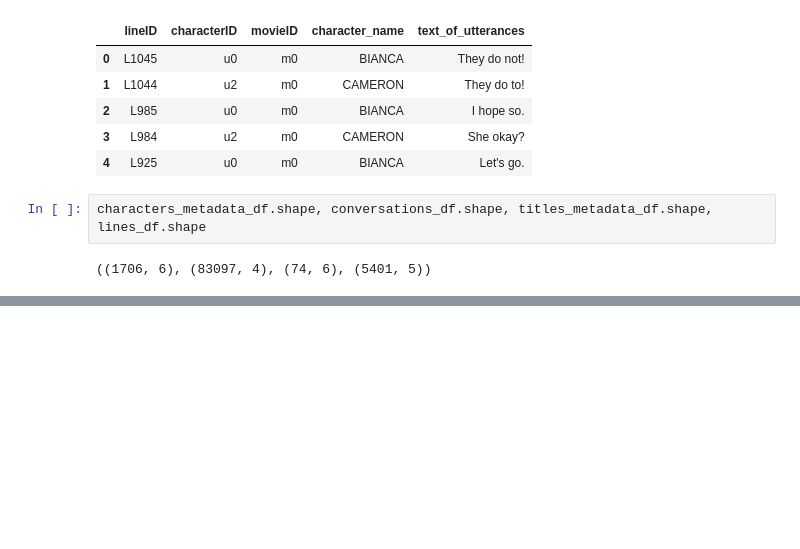
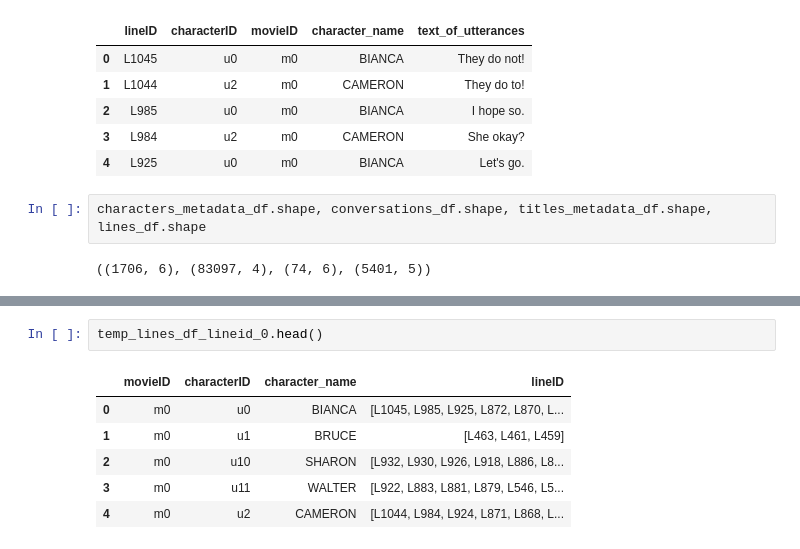
Before and after one commit to LuWang-zishuijing/ResumeClassifier, a Jupyter notebook: Movie_Quotes_Corpus_EDA.ipynb, the cells around one changed output, grey strips where cells are left out. Drawn from its saved outputs; the diff is of its cells as text; blank space fills up the shorter version.

```diff
--- a/Movie_Quotes_Corpus_EDA.ipynb
+++ b/Movie_Quotes_Corpus_EDA.ipynb
@@ -125,0 +171,9 @@ characters_metadata_df.shape, conversations_df.shape, titles_metadata_df.shape,
+# %%
+temp_lines_df_lineid_0.head()
+# %% [output]
+|  | movieID | characterID | character_name | lineID |
+| 0 | m0 | u0 | BIANCA | [L1045, L985, L925, L872, L870, L... |
+| 1 | m0 | u1 | BRUCE | [L463, L461, L459] |
+| 2 | m0 | u10 | SHARON | [L932, L930, L926, L918, L886, L8... |
+| 3 | m0 | u11 | WALTER | [L922, L883, L881, L879, L546, L5... |
+| 4 | m0 | u2 | CAMERON | [L1044, L984, L924, L871, L868, L... |
```
Also changed, not shown: parts of 15 cells of this notebook.
